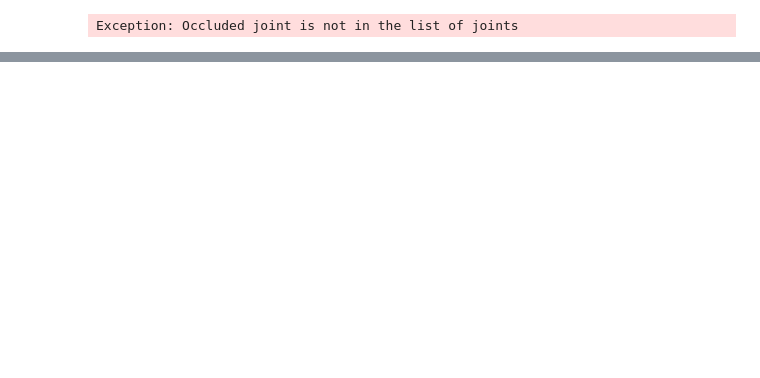
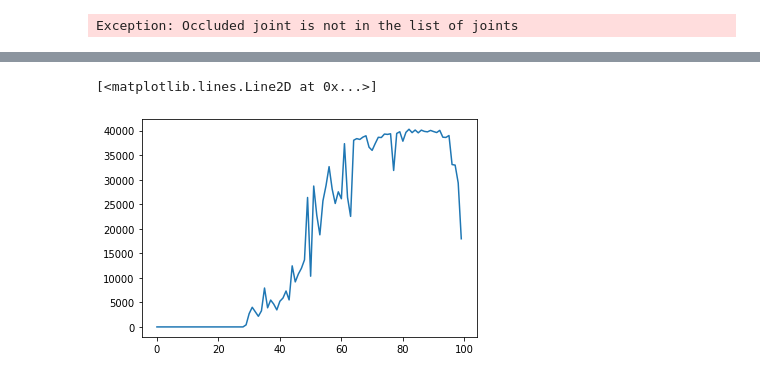
Before and after one commit to MehranTaghian/SAC_GCN, a Jupyter notebook: test.ipynb, the cells around one changed output, grey strips where cells are left out. Saved outputs shown, nothing was run; the diff lists cells and outputs as text; code cells hidden in the pictures; blank space fills up the shorter version.

Commit message:
saving experimental data updated

```diff
--- a/test.ipynb
+++ b/test.ipynb
@@ -9,0 +33,9 @@ env.joint_list
+# %%
+data = load_object('/home/mehran/Documents/SAC_GCN/Data/Walker2d-v2/test/seed0/time.pkl')
+# %%
+data = data[~np.all(data == 0, axis=1)]
+# %%
+plt.plot(data[:, 2])
+# %% [output]
+[<matplotlib.lines.Line2D at 0x...>]
+[figure, added]
```
Also changed, not shown: parts of 10 cells of this notebook, 2 other files.
